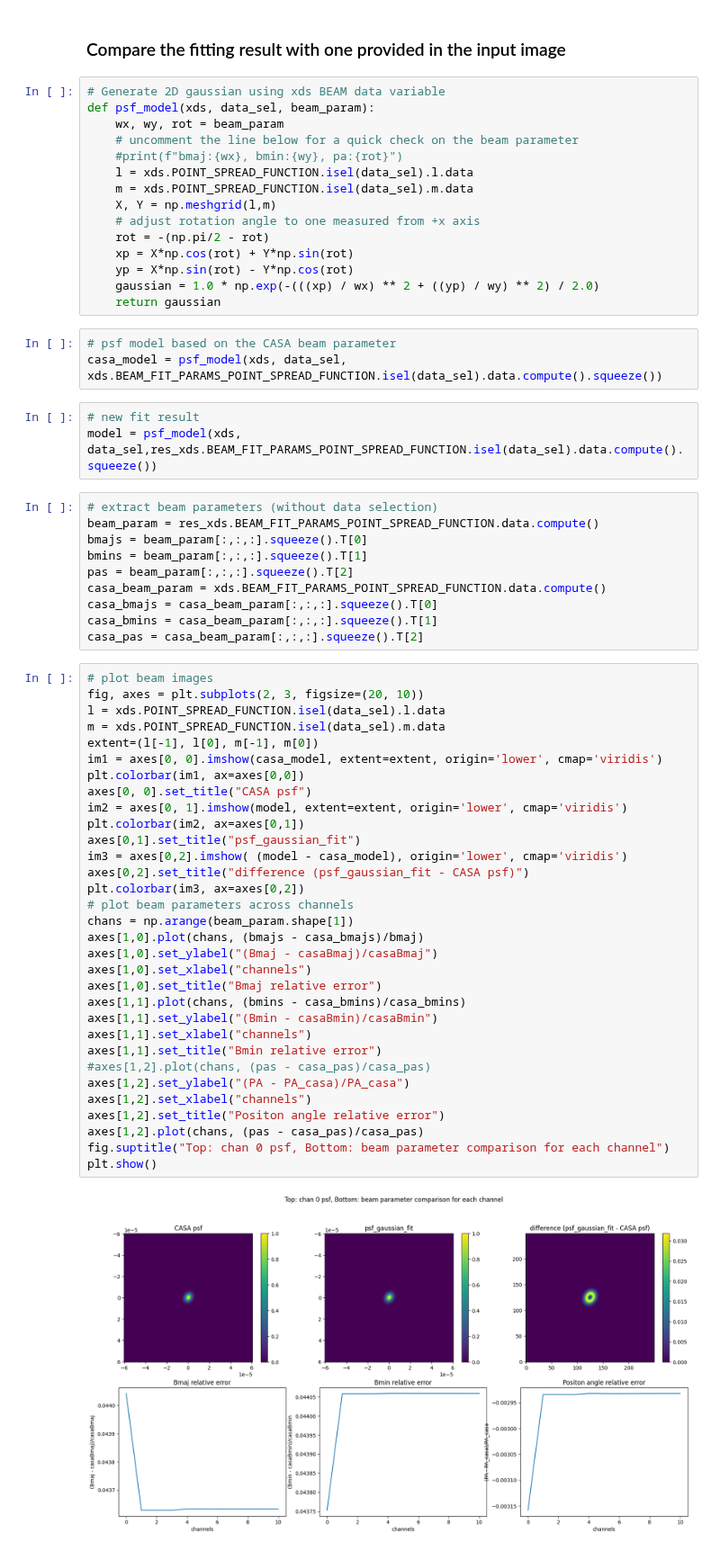
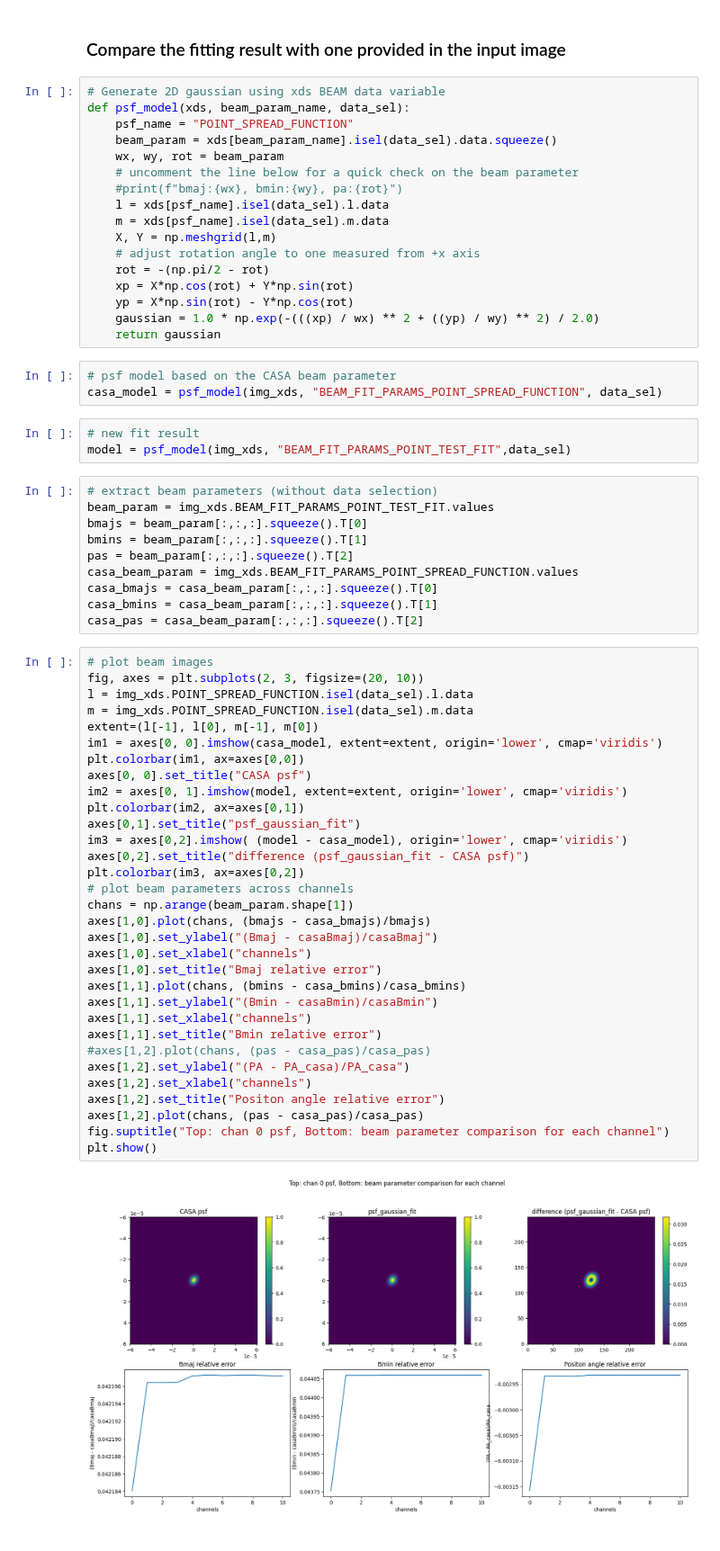
Before and after one commit to casangi/astroviper, a Jupyter notebook: docs/core_tutorials/image_analysis/psf_fitting.ipynb, the cells around one changed output. Shown at 90% size. Saved outputs shown, nothing was run; the diff lists cells and outputs as text.

```diff
--- a/docs/core_tutorials/image_analysis/psf_fitting.ipynb
+++ b/docs/core_tutorials/image_analysis/psf_fitting.ipynb
@@ -307,12 +335,14 @@ CASA beam parameters: bmaj=2.6214203167700385e-06,bmin=2.1205892648113387e-06, b
 ### Compare the fitting result with one provided in the input image
 # %%
 # Generate 2D gaussian using xds BEAM data variable
-def psf_model(xds, data_sel, beam_param):
+def psf_model(xds, beam_param_name, data_sel):
+    psf_name = "POINT_SPREAD_FUNCTION"
+    beam_param = xds[beam_param_name].isel(data_sel).data.squeeze()
     wx, wy, rot = beam_param
     # uncomment the line below for a quick check on the beam parameter
     #print(f"bmaj:{wx}, bmin:{wy}, pa:{rot}")
-    l = xds.POINT_SPREAD_FUNCTION.isel(data_sel).l.data
-    m = xds.POINT_SPREAD_FUNCTION.isel(data_sel).m.data
+    l = xds[psf_name].isel(data_sel).l.data
+    m = xds[psf_name].isel(data_sel).m.data
     X, Y = np.meshgrid(l,m)
     # adjust rotation angle to one measured from +x axis
     rot = -(np.pi/2 - rot)
@@ -322,51 +352,51 @@ def psf_model(xds, data_sel, beam_param):
     return gaussian
 # %%
 # psf model based on the CASA beam parameter
-casa_model = psf_model(xds, data_sel, xds.BEAM_FIT_PARAMS_POINT_SPREAD_FUNCTION.isel(data_sel).data.compute().squeeze())
+casa_model = psf_model(img_xds, "BEAM_FIT_PARAMS_POINT_SPREAD_FUNCTION", data_sel)
 # %%
 # new fit result
-model = psf_model(xds, data_sel,res_xds.BEAM_FIT_PARAMS_POINT_SPREAD_FUNCTION.isel(data_sel).data.compute().squeeze())
+model = psf_model(img_xds, "BEAM_FIT_PARAMS_POINT_TEST_FIT",data_sel)
 # %%
 # extract beam parameters (without data selection)
-beam_param = res_xds.BEAM_FIT_PARAMS_POINT_SPREAD_FUNCTION.data.compute()
+beam_param = img_xds.BEAM_FIT_PARAMS_POINT_TEST_FIT.values
 bmajs = beam_param[:,:,:].squeeze().T[0]
 bmins = beam_param[:,:,:].squeeze().T[1]
 pas = beam_param[:,:,:].squeeze().T[2]
-casa_beam_param = xds.BEAM_FIT_PARAMS_POINT_SPREAD_FUNCTION.data.compute()
+casa_beam_param = img_xds.BEAM_FIT_PARAMS_POINT_SPREAD_FUNCTION.values
 casa_bmajs = casa_beam_param[:,:,:].squeeze().T[0]
 casa_bmins = casa_beam_param[:,:,:].squeeze().T[1]
 casa_pas = casa_beam_param[:,:,:].squeeze().T[2]
 # %%
 # plot beam images
 fig, axes = plt.subplots(2, 3, figsize=(20, 10))
-l = xds.POINT_SPREAD_FUNCTION.isel(data_sel).l.data
-m = xds.POINT_SPREAD_FUNCTION.isel(data_sel).m.data
+l = img_xds.POINT_SPREAD_FUNCTION.isel(data_sel).l.data
+m = img_xds.POINT_SPREAD_FUNCTION.isel(data_sel).m.data
 extent=(l[-1], l[0], m[-1], m[0])
 im1 = axes[0, 0].imshow(casa_model, extent=extent, origin='lower', cmap='viridis')
 plt.colorbar(im1, ax=axes[0,0])
 axes[0, 0].set_title("CASA psf")
 im2 = axes[0, 1].imshow(model, extent=extent, origin='lower', cmap='viridis')
 plt.colorbar(im2, ax=axes[0,1])
 axes[0,1].set_title("psf_gaussian_fit")
 im3 = axes[0,2].imshow( (model - casa_model), origin='lower', cmap='viridis')
 axes[0,2].set_title("difference (psf_gaussian_fit - CASA psf)")
 plt.colorbar(im3, ax=axes[0,2])
 # plot beam parameters across channels
 chans = np.arange(beam_param.shape[1])
-axes[1,0].plot(chans, (bmajs - casa_bmajs)/bmaj)
+axes[1,0].plot(chans, (bmajs - casa_bmajs)/bmajs)
 axes[1,0].set_ylabel("(Bmaj - casaBmaj)/casaBmaj")
 axes[1,0].set_xlabel("channels")
 axes[1,0].set_title("Bmaj relative error")
 axes[1,1].plot(chans, (bmins - casa_bmins)/casa_bmins)
 axes[1,1].set_ylabel("(Bmin - casaBmin)/casaBmin")
 axes[1,1].set_xlabel("channels")
 axes[1,1].set_title("Bmin relative error")
 #axes[1,2].plot(chans, (pas - casa_pas)/casa_pas)
 axes[1,2].set_ylabel("(PA - PA_casa)/PA_casa")
 axes[1,2].set_xlabel("channels")
 axes[1,2].set_title("Positon angle relative error")
 axes[1,2].plot(chans, (pas - casa_pas)/casa_pas)
 fig.suptitle("Top: chan 0 psf, Bottom: beam parameter comparison for each channel")
 plt.show()
 # %% [output]
-[figure, old version]
+[figure, new version]
```
Also changed, not shown: parts of 10 cells of this notebook, 9 other files.
